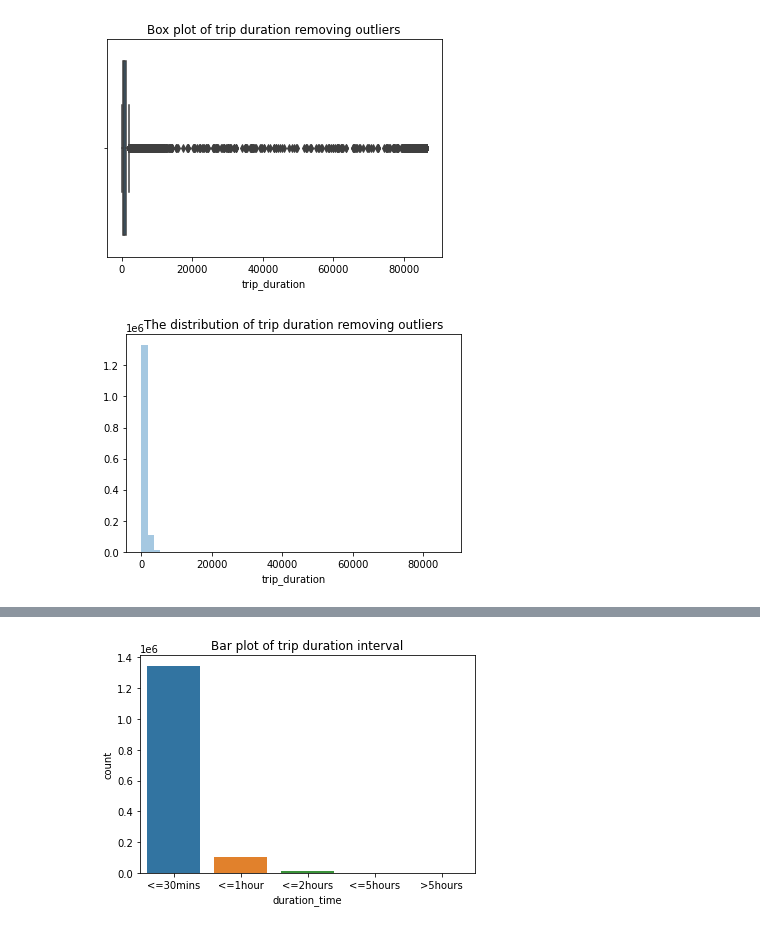
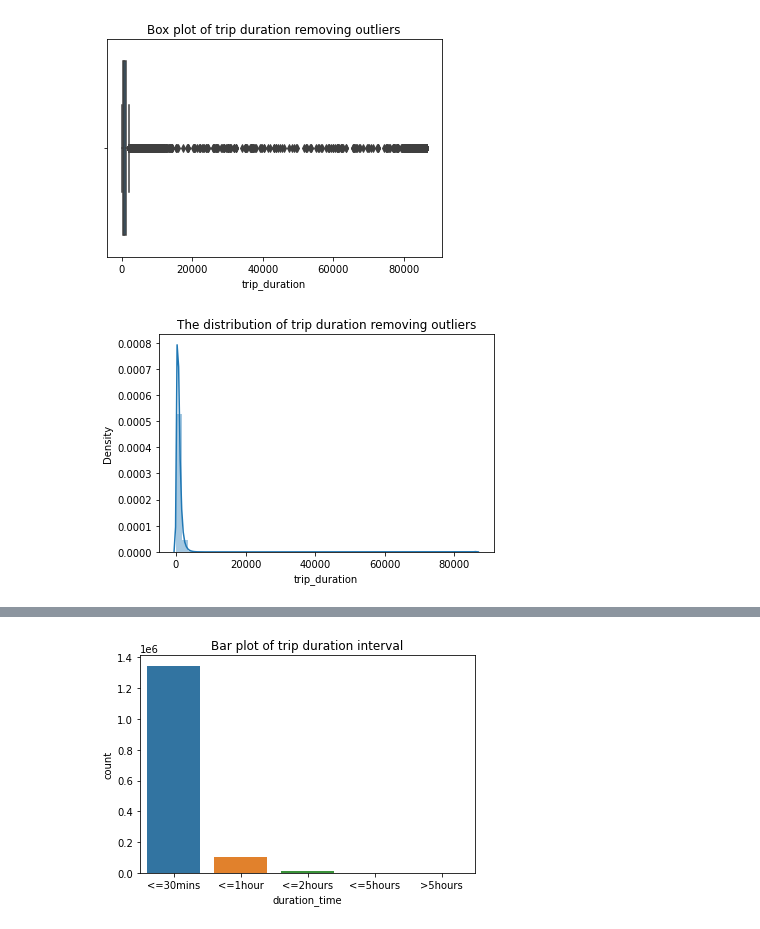
Before and after one commit to HarrisQuang/module-2-assignment-2, a Jupyter notebook: NYC Taxi EDA - forStudent.ipynb, the cells around one changed output, grey strips where cells are left out. Cells and saved outputs as stored; diff of their text form; code cells hidden in the pictures.

```diff
--- a/NYC Taxi EDA - forStudent.ipynb
+++ b/NYC Taxi EDA - forStudent.ipynb
@@ -152,8 +145,8 @@ plt.show()
 # %% [output]
 [figure]
 # %%
-sns.distplot(trip['trip_duration'], kde=False)
+sns.distplot(trip['trip_duration'])
 plt.title('The distribution of trip duration removing outliers')
 plt.show()
 # %% [output]
-[figure, old version]
+[figure, new version]
```
Also changed, not shown: parts of 5 cells of this notebook.
